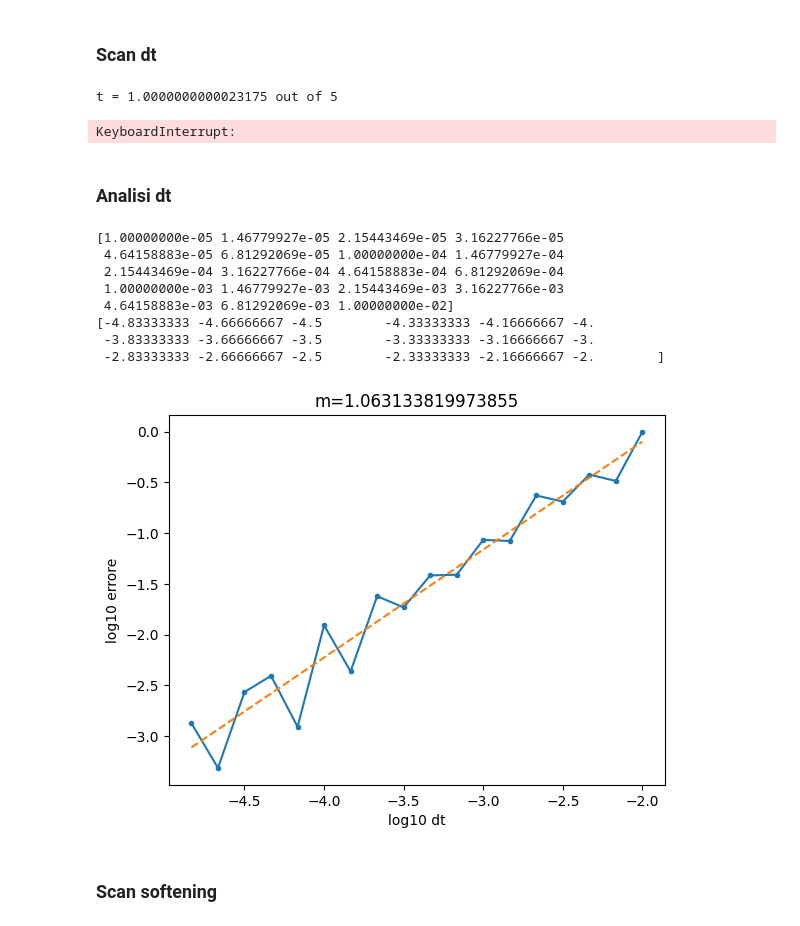
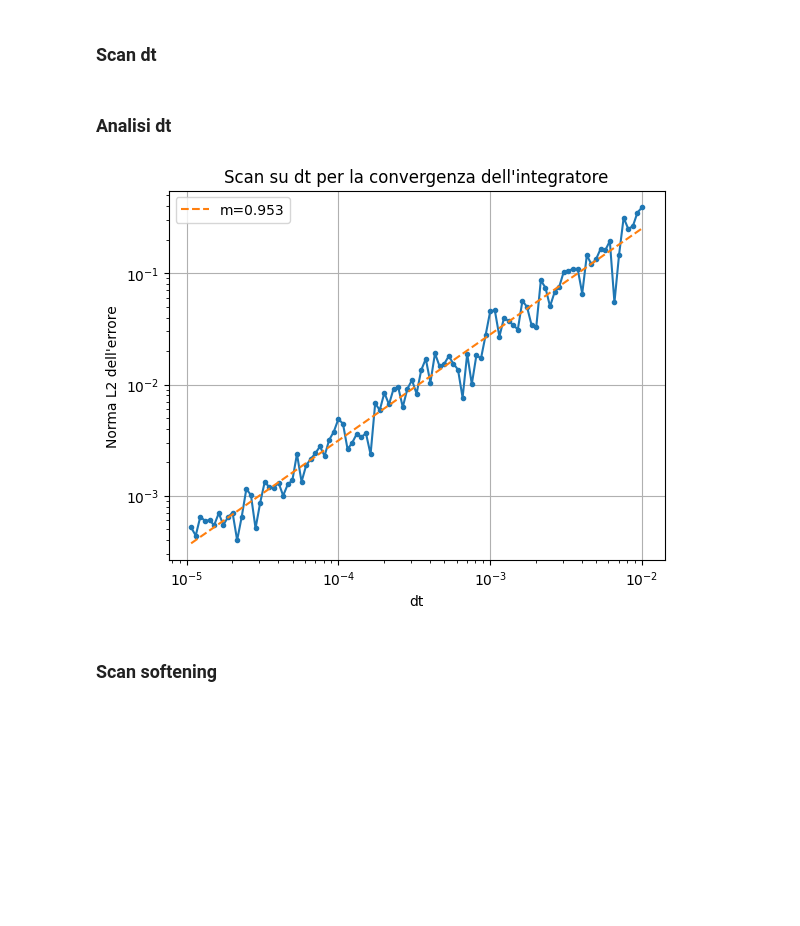
Before and after one commit to danivolo/rebbound, a Jupyter notebook: integratori.ipynb, the cells around one changed output. Cells and saved outputs as stored; diff of their text form; code cells hidden in the pictures; blank space fills up the shorter version.

```diff
--- a/integratori.ipynb
+++ b/integratori.ipynb
@@ -41,7 +41,7 @@ def line(x,a,q):
 # %% [markdown]
 ### Scan dt
 # %%
-scanname = "scandt2"
+scanname = "scandt3"
 scanfolder = f"scans/{scanname}"
 picklefile = f'scans/{scanname}.pickle'
 save_fig = True #spegni se non vuoi che plotti
@@ -50,16 +50,22 @@ autosave = True #autosalva ad ogni loop interno
 
 N = 100 # aumenta se possibile
 T = 5# aumenta se possibile
+nrows = 10# aumenta se possibile
+ncols = int(N/nrows)
 
 Path(scanfolder).mkdir(parents=True,exist_ok=True)
 picklefile = f'scans/{scanname}.pickle'
 
 out = []
 
-dts = np.logspace(-5,-2,19)
-
+dts = np.logspace(-2,-5,100)
+stopfile = Path(f"{scanfolder}/stop")
+stop = False
 counter = 0
 for dt in dts:
+    if stopfile.exists():
+        stop = True
+        stopfile.unlink()
     sim = rebound.Simulation()
     sim.heartbeat = heartbeat
     sim.configure_box(boxL,nx,ny)
@@ -114,22 +120,23 @@ for dt in dts:
 
     counter += 1
 
+    if stop:
+        break
+
 if save:
     with open(picklefile, 'wb') as handle:
         pickle.dump(out, handle, protocol=pickle.HIGHEST_PROTOCOL)
-# %% [output]
-t = 1.0000000000023175 out of 5
-KeyboardInterrupt:
 # %% [markdown]
 ### Analisi dt
 # %%
-scanname = "scandt2"
+scanname = "scandt3"
 scanfolder = f"scans/{scanname}"
 picklefile = f'scans/{scanname}.pickle'
 
 with open(picklefile, 'rb') as handle:
     out=pickle.load(handle)
 
+out = out[::-1]
 dts = np.array([res["dt"] for res in out])
 vs = [res["v"] for res in out]
 
@@ -155,27 +162,23 @@ for i in range(1,len(out)):
     plt.close()
 
 errs = np.array(errs)
-fig, ax = plt.subplots()
 Xfit = np.log10(dts[1:])
-print(dts)
-print(Xfit)
 Yfit = np.log10(errs)
 def line(x,m,q):
     return m*x+q
 popt, _ = curve_fit(line,Xfit,Yfit)
-ax.plot(Xfit,Yfit, '.-C0')
-ax.plot(Xfit,line(Xfit,*popt),'--C1')
-ax.set_title(f"m={popt[0]}")
-ax.set_xlabel("log10 dt")
-ax.set_ylabel("log10 errore")
-plt.show()
-# %% [output]
-[1.00000000e-05 1.46779927e-05 2.15443469e-05 3.16227766e-05
- 4.64158883e-05 6.81292069e-05 1.00000000e-04 1.46779927e-04
- 2.15443469e-04 3.16227766e-04 4.64158883e-04 6.81292069e-04
- 1.00000000e-03 1.46779927e-03 2.15443469e-03 3.16227766e-03
- 4.64158883e-03 6.81292069e-03 1.00000000e-02]
-[-4.83333333 -4.66666667 -4.5        -4.33333333 -4.16666667 -4.
- -3.83333333 -3.66666667 -3.5        -3.33333333 -3.16666667 -3.
- -2.83333333 -2.66666667 -2.5        -2.33333333 -2.16666667 -2.        ]
-[figure, removed]
+# %%
+fig, ax = plt.subplots()
+ax.plot(dts[1:],errs, '.-C0')
+ax.plot(dts[1:],10**line(Xfit,*popt),'--C1',label=f"m={popt[0]:.03f}")
+ax.set_title("Scan su dt per la convergenza dell'integratore")
+ax.set_xlabel("dt")
+ax.set_ylabel("Norma L2 dell'errore")
+ax.set_xscale("log")
+ax.set_yscale("log")
+ax.grid()
+ax.legend()
+fig.savefig("graphics/dt.png")
+plt.show()
+# %% [output]
+[figure, added]
```
Also changed, not shown: parts of 4 cells of this notebook, 2 other files.
